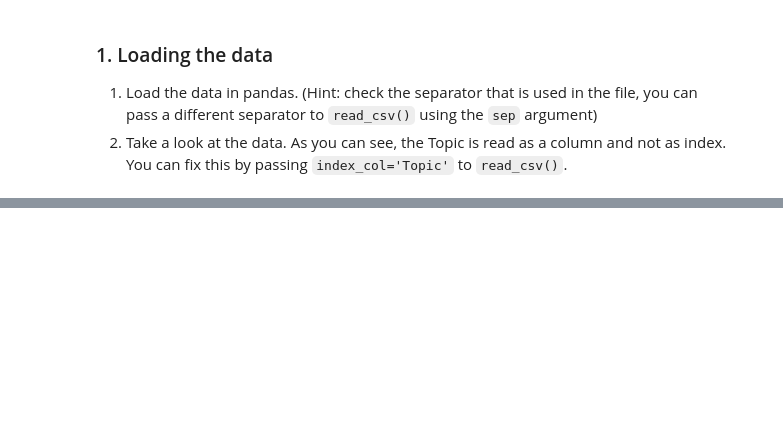
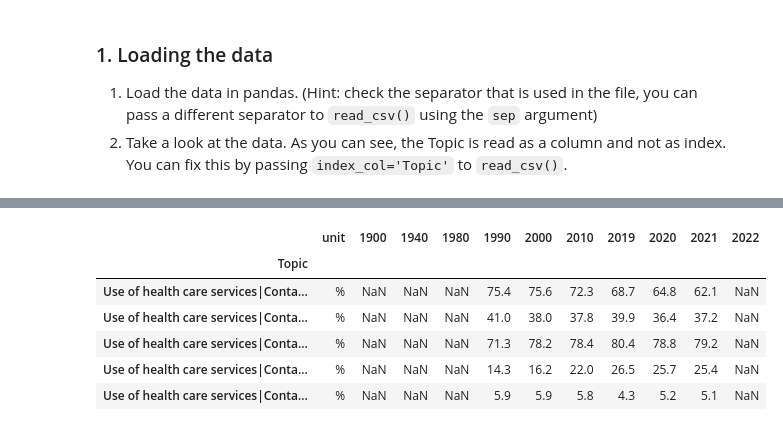
Before and after one commit to esciencecenter-digital-skills/2023-01-25-ds-python-rivm, a Jupyter notebook: files/solutions-post-workshop-exercise.ipynb, the cells around one changed output, grey strips where cells are left out. Saved outputs shown, nothing was run; the diff lists cells and outputs as text; code cells hidden in the pictures; blank space fills up the shorter version.

```diff
--- a/files/solutions-post-workshop-exercise.ipynb
+++ b/files/solutions-post-workshop-exercise.ipynb
@@ -33,0 +113,12 @@ for column in ['1900', '1940', '1980', '1990', '2000', '2010', '2019', '2020', '
+# %%
+# Takes a subset of the data with topics starting with the pattern
+subset = subset_data_starting_with(df, 'Use of health care services|Contacts with health professionals')
+subset
+# %% [output]
+|  | unit | 1900 | 1940 | 1980 | 1990 | 2000 | 2010 | 2019 | 2020 | 2021 | 2022 |
+| Topic |  |  |  |  |  |  |  |  |  |  |  |
+| Use of health care services|Conta... | % | NaN | NaN | NaN | 75.4 | 75.6 | 72.3 | 68.7 | 64.8 | 62.1 | NaN |
+| Use of health care services|Conta... | % | NaN | NaN | NaN | 41.0 | 38.0 | 37.8 | 39.9 | 36.4 | 37.2 | NaN |
+| Use of health care services|Conta... | % | NaN | NaN | NaN | 71.3 | 78.2 | 78.4 | 80.4 | 78.8 | 79.2 | NaN |
+| Use of health care services|Conta... | % | NaN | NaN | NaN | 14.3 | 16.2 | 22.0 | 26.5 | 25.7 | 25.4 | NaN |
+| Use of health care services|Conta... | % | NaN | NaN | NaN | 5.9 | 5.9 | 5.8 | 4.3 | 5.2 | 5.1 | NaN |
```
Also changed, not shown: parts of 18 cells of this notebook.
